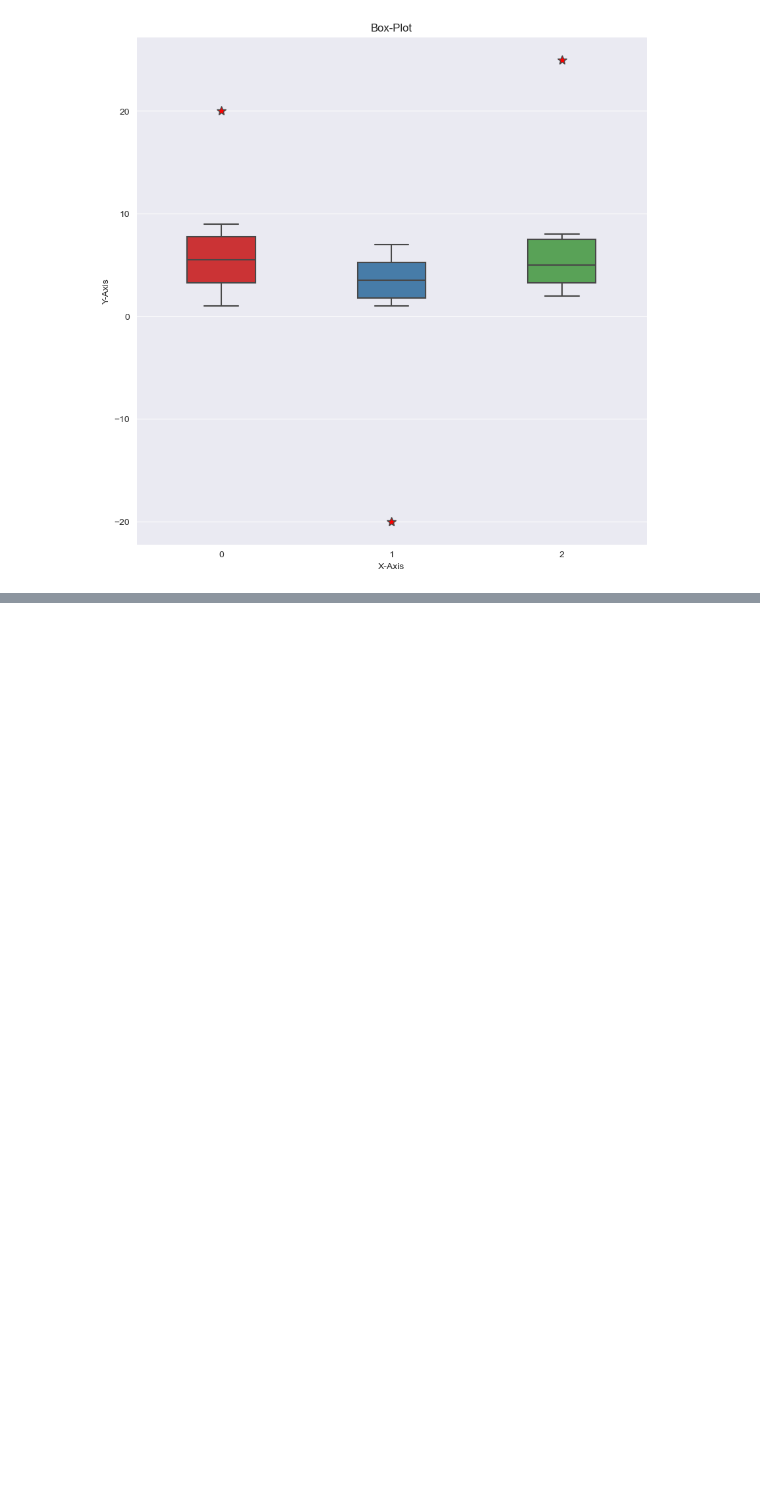
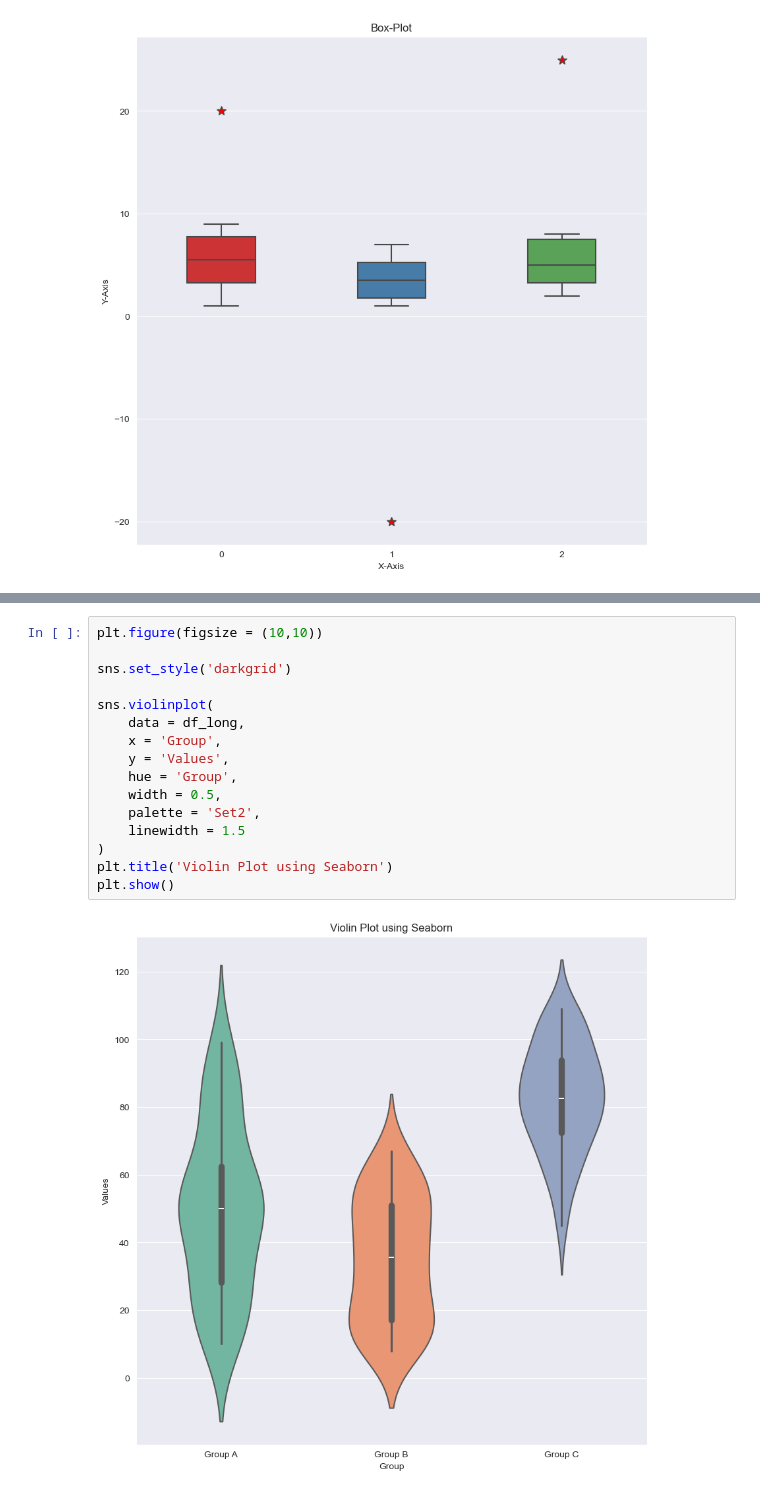
Before and after one commit to ashuka-aa/Learning_Data_Science, a Jupyter notebook: Data_Visualization/Other_Plots.ipynb, the cells around one changed output, grey strips where cells are left out. Drawn from its saved outputs; the diff is of its cells as text; blank space fills up the shorter version.

```diff
--- a/Data_Visualization/Other_Plots.ipynb
+++ b/Data_Visualization/Other_Plots.ipynb
@@ -27,0 +122,18 @@ plt.show()
+# %%
+plt.figure(figsize = (10,10))
+
+sns.set_style('darkgrid')
+
+sns.violinplot(
+    data = df_long,
+    x = 'Group',
+    y = 'Values',
+    hue = 'Group',
+    width = 0.5,
+    palette = 'Set2',
+    linewidth = 1.5
+)
+plt.title('Violin Plot using Seaborn')
+plt.show()
+# %% [output]
+[figure, added]
```
Also changed, not shown: parts of 6 cells of this notebook.
